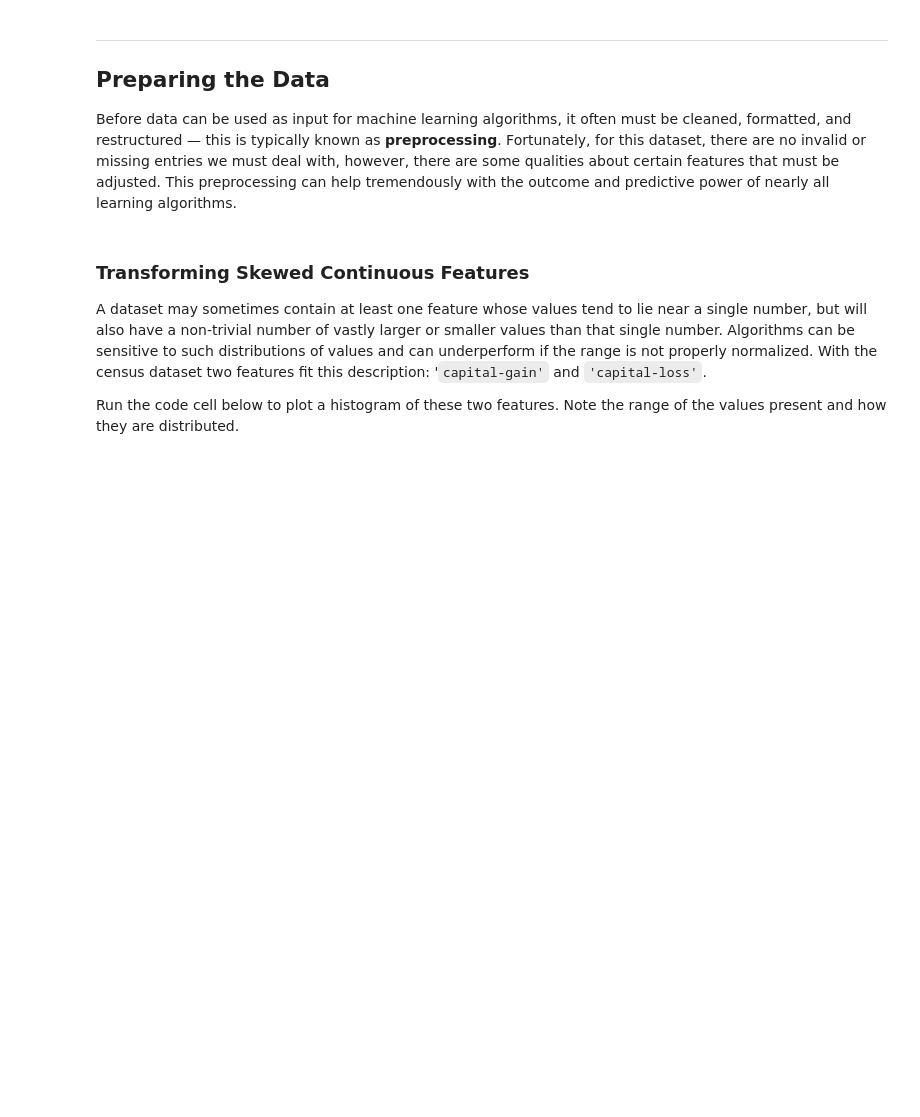
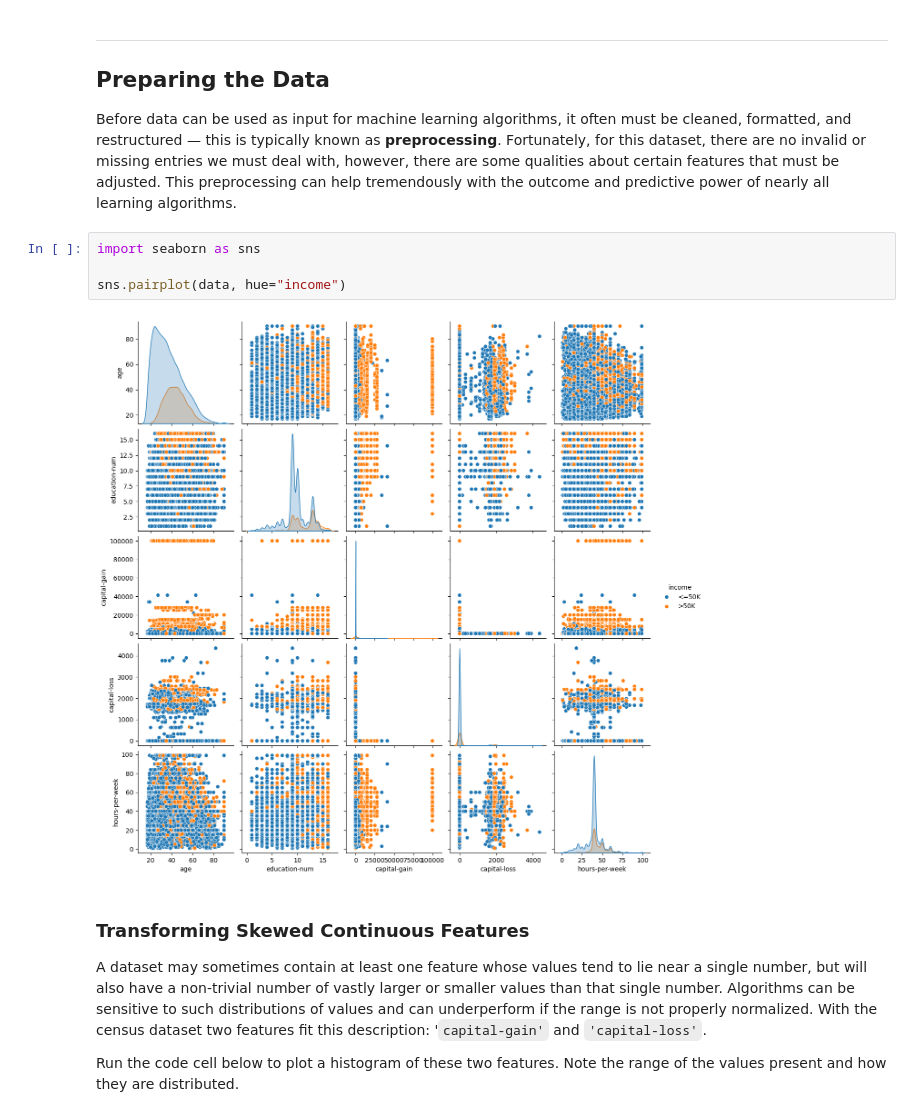
Before and after one commit to jpcano/charity-ml, a Jupyter notebook: finding_donors.ipynb, the cells around one changed output. Saved outputs shown, nothing was run; the diff lists cells and outputs as text; blank space fills up the shorter version.

```diff
--- a/finding_donors.ipynb
+++ b/finding_donors.ipynb
@@ -109,6 +95,12 @@ Percentage of individuals making more than $50,000: 24.78%
 ----
 ## Preparing the Data
 Before data can be used as input for machine learning algorithms, it often must be cleaned, formatted, and restructured — this is typically known as **preprocessing**. Fortunately, for this dataset, there are no invalid or missing entries we must deal with, however, there are some qualities about certain features that must be adjusted. This preprocessing can help tremendously with the outcome and predictive power of nearly all learning algorithms.
+# %%
+import seaborn as sns
+
+sns.pairplot(data, hue="income")
+# %% [output]
+[figure, added]
 # %% [markdown]
 ### Transforming Skewed Continuous Features
 A dataset may sometimes contain at least one feature whose values tend to lie near a single number, but will also have a non-trivial number of vastly larger or smaller values than that single number.  Algorithms can be sensitive to such distributions of values and can underperform if the range is not properly normalized. With the census dataset two features fit this description: '`capital-gain'` and `'capital-loss'`.
```
Also changed, not shown: parts of 23 cells of this notebook.
